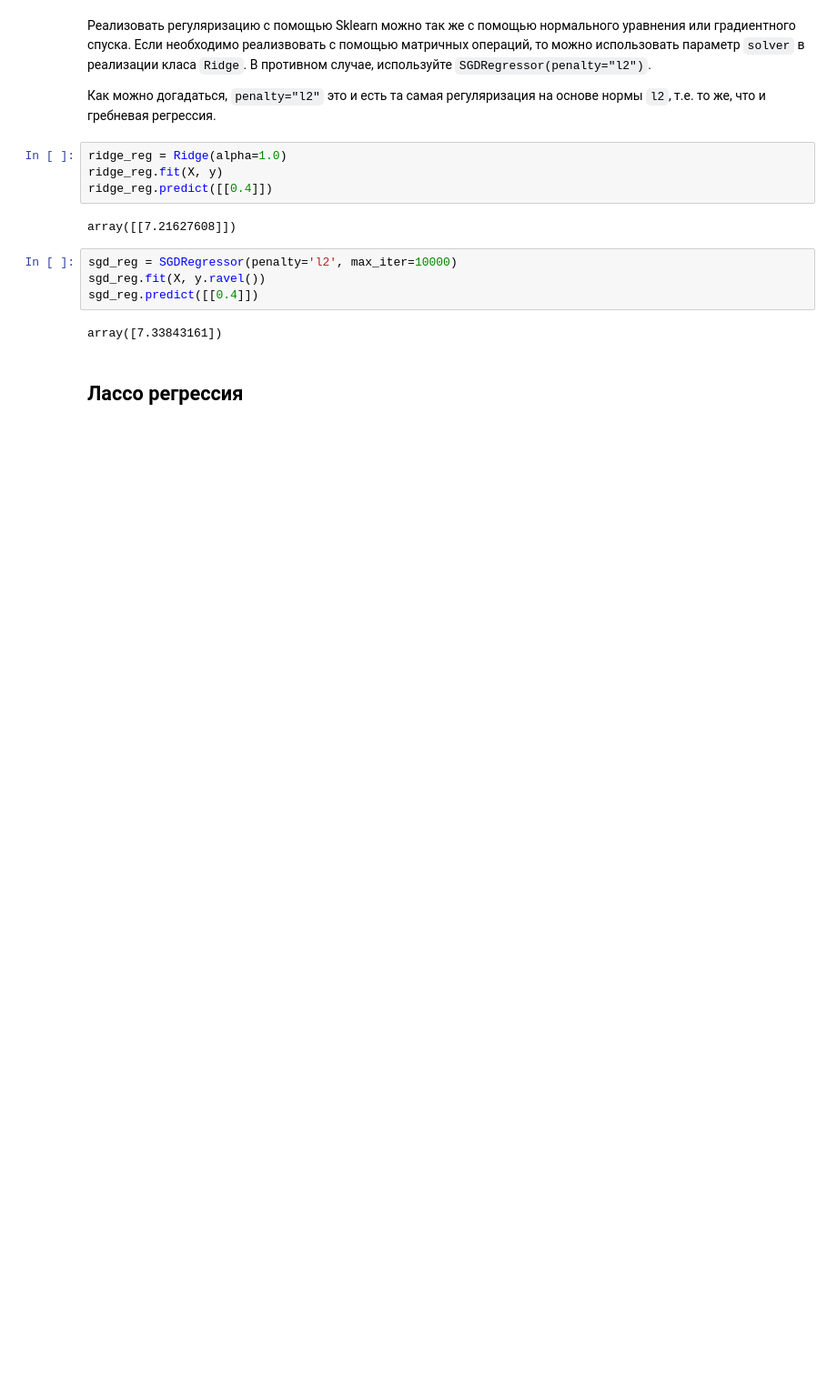
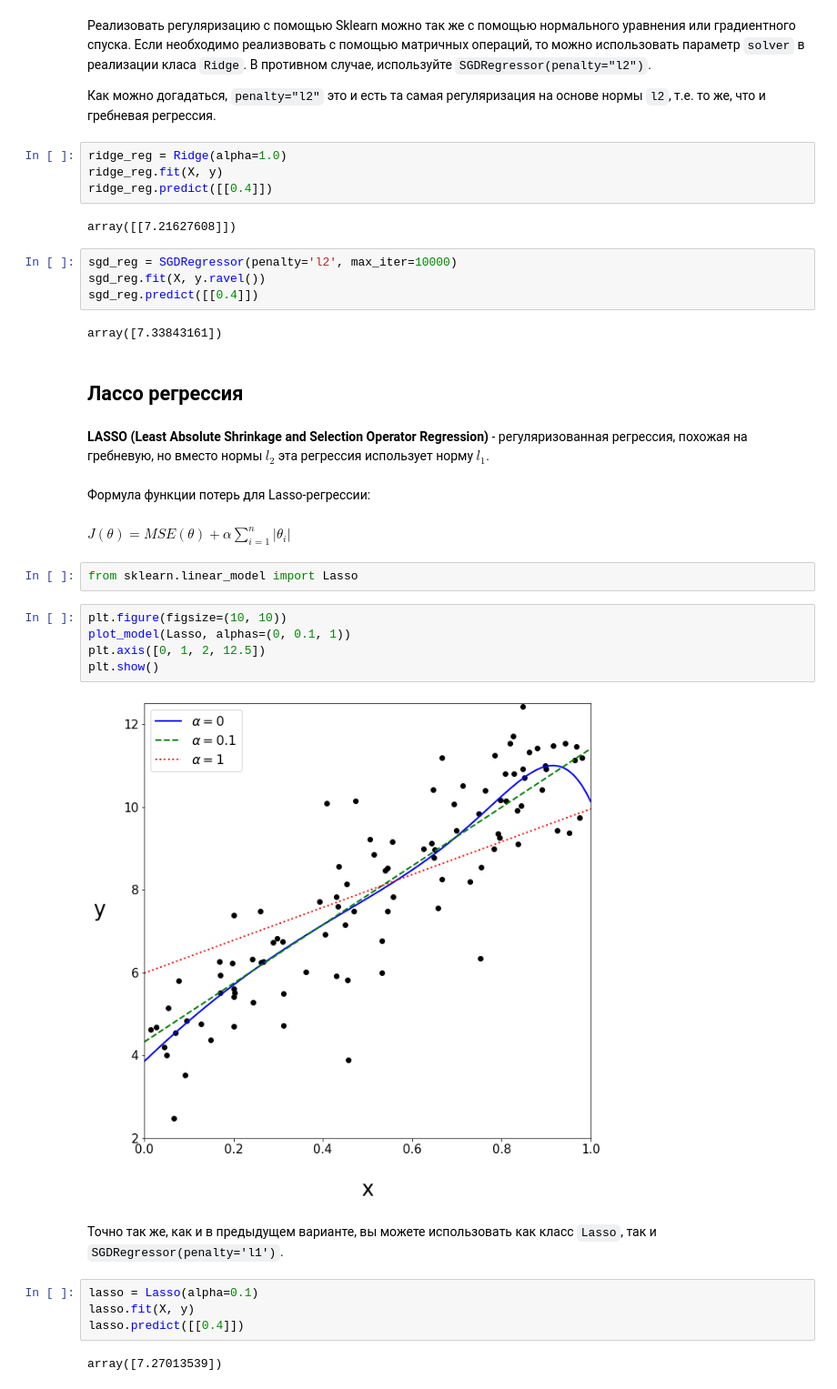
Before and after one commit to Lpshkn/Tutors, a Jupyter notebook: Practice/Linear Regression/Linear Regression.ipynb, the cells around one changed output. Shown at 91% size. Saved outputs shown, nothing was run; the diff lists cells and outputs as text; blank space fills up the shorter version.

Commit message:
Add description of Lasso regression and ElasticNet

```diff
--- a/Practice/Linear Regression/Linear Regression.ipynb
+++ b/Practice/Linear Regression/Linear Regression.ipynb
@@ -472,3 +472,26 @@ sgd_reg.predict([[0.4]])
 array([7.33843161])
 # %% [markdown]
 ## Лассо регрессия
+# %% [markdown]
+**LASSO (Least Absolute Shrinkage and Selection Operator Regression)** - регуляризованная регрессия, похожая на гребневую, но вместо нормы $l_2$  эта регрессия использует норму $l_1$.
+# %% [markdown]
+Формула функции потерь для Lasso-регрессии:
+# %% [markdown]
+$J(\theta)=MSE(\theta)+\alpha\sum_{i=1}^{n}|\theta_i|$
+# %%
+from sklearn.linear_model import Lasso
+# %%
+plt.figure(figsize=(10, 10))
+plot_model(Lasso, alphas=(0, 0.1, 1))
+plt.axis([0, 1, 2, 12.5])
+plt.show()
+# %% [output]
+[figure, added]
+# %% [markdown]
+Точно так же, как и в предыдущем варианте, вы можете использовать как класс `Lasso`, так и `SGDRegressor(penalty='l1')`.
+# %%
+lasso = Lasso(alpha=0.1)
+lasso.fit(X, y)
+lasso.predict([[0.4]])
+# %% [output]
+array([7.27013539])
```
Also changed, not shown: parts of 7 cells of this notebook.
